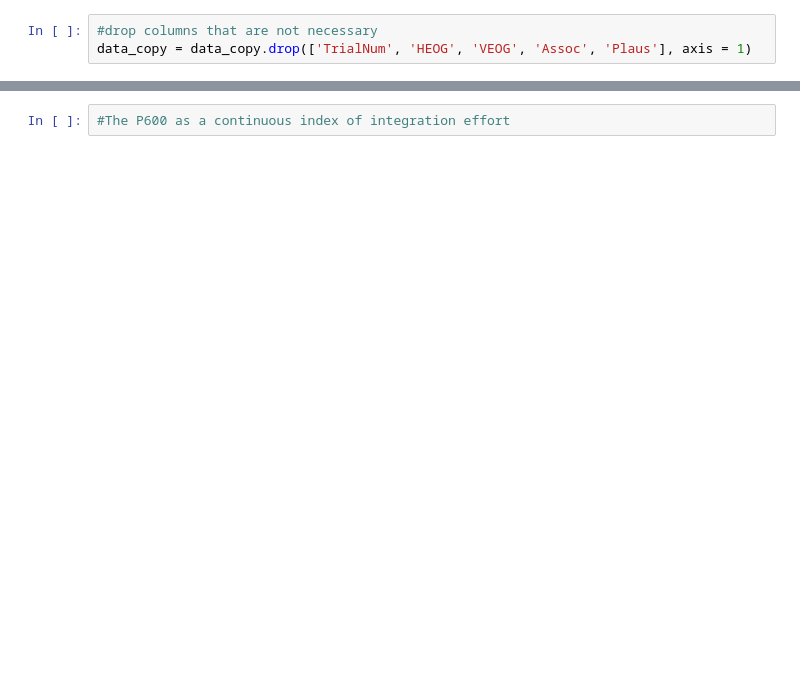
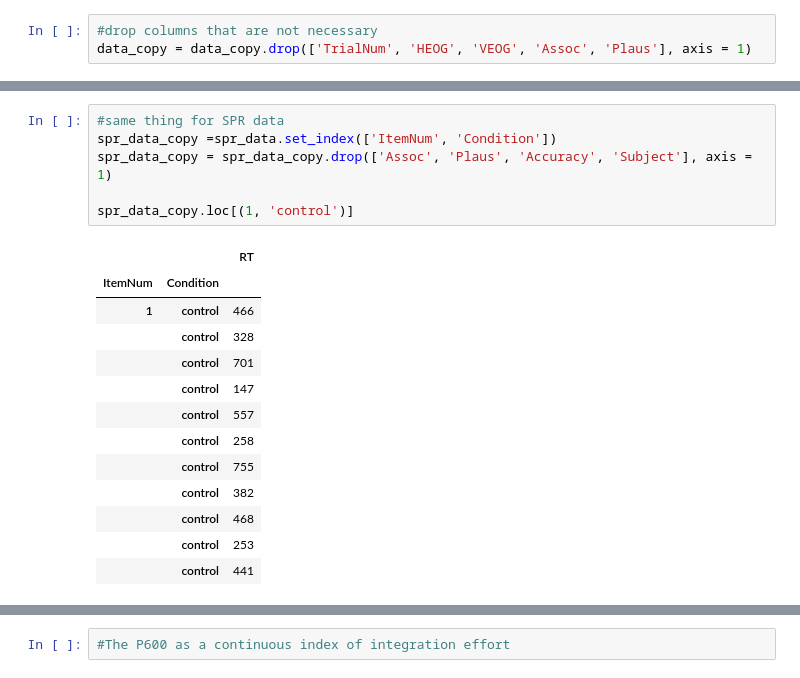
Before and after one commit to cristianionescu7/ERP_group3, a Jupyter notebook: main.ipynb, the cells around one changed output, grey strips where cells are left out. Cells and saved outputs as stored; diff of their text form; blank space fills up the shorter version.

```diff
--- a/main.ipynb
+++ b/main.ipynb
@@ -157,3 +171,23 @@ Oz       6.417109
 O2       3.606478
 PO10    -4.752072
 dtype: float64
+# %%
+#same thing for SPR data
+spr_data_copy =spr_data.set_index(['ItemNum', 'Condition'])
+spr_data_copy = spr_data_copy.drop(['Assoc', 'Plaus', 'Accuracy', 'Subject'], axis = 1)
+
+spr_data_copy.loc[(1, 'control')]
+# %% [output]
+|  |  | RT |
+| ItemNum | Condition |  |
+| 1 | control | 466 |
+|  | control | 328 |
+|  | control | 701 |
+|  | control | 147 |
+|  | control | 557 |
+|  | control | 258 |
+|  | control | 755 |
+|  | control | 382 |
+|  | control | 468 |
+|  | control | 253 |
+|  | control | 441 |
```
Also changed, not shown: parts of 27 cells of this notebook.
